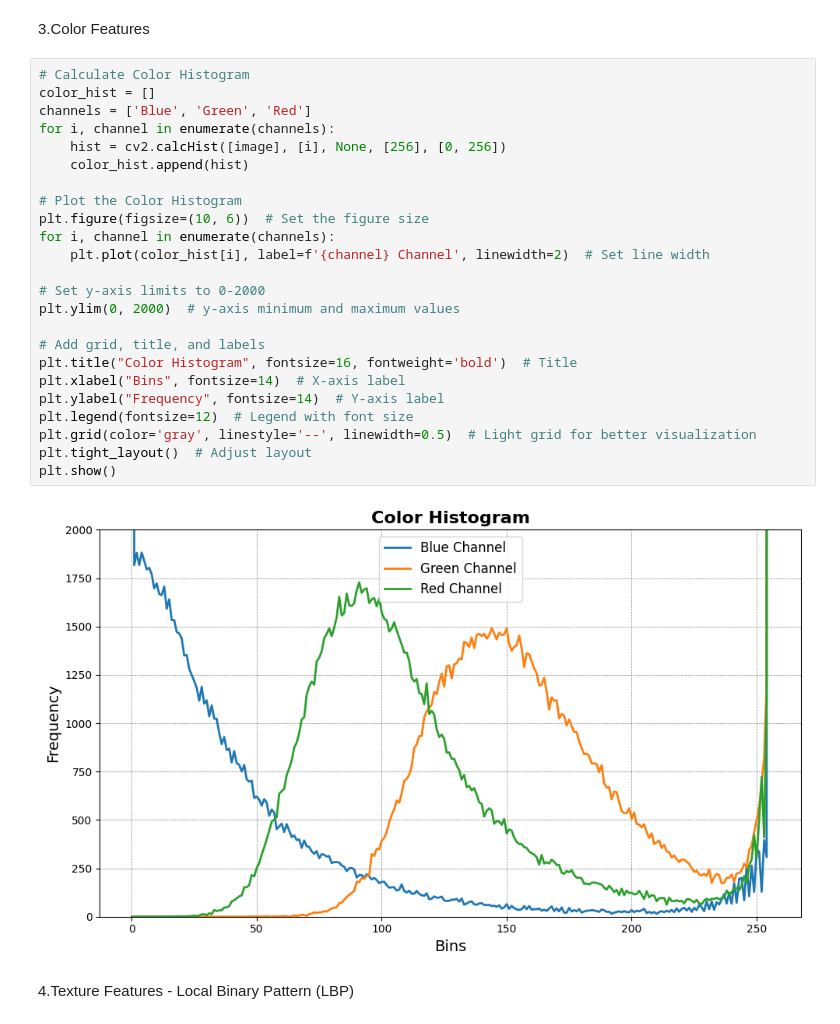
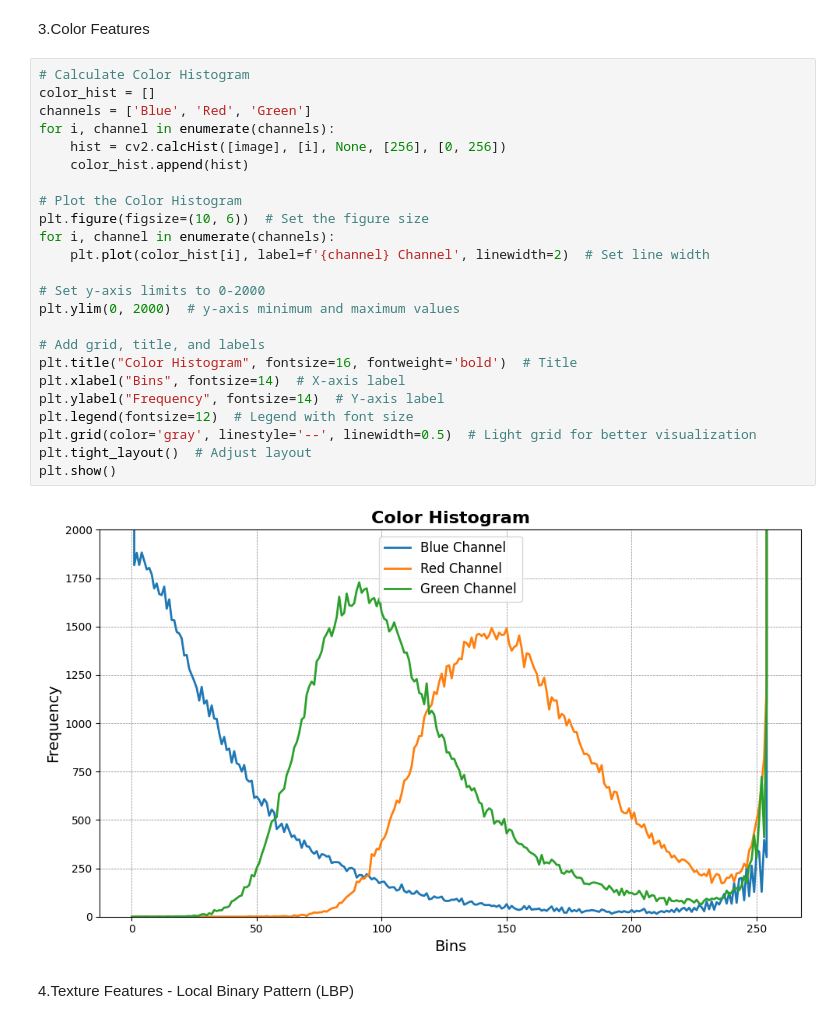
Before and after one commit to hisony/Machine_Learning-CSC-4232, a Jupyter notebook: 1_Midterm_Assignment/feature_extraction_from_an_image.ipynb, the cells around one changed output. Drawn from its saved outputs; the diff is of its cells as text.

```diff
--- a/1_Midterm_Assignment/feature_extraction_from_an_image.ipynb
+++ b/1_Midterm_Assignment/feature_extraction_from_an_image.ipynb
@@ -31,29 +31,29 @@ display_image("Grayscale Image", gray_image)
 # %%
 # Calculate Color Histogram
 color_hist = []
-channels = ['Blue', 'Green', 'Red']
+channels = ['Blue', 'Red', 'Green']
 for i, channel in enumerate(channels):
     hist = cv2.calcHist([image], [i], None, [256], [0, 256])
     color_hist.append(hist)
 
 # Plot the Color Histogram
 plt.figure(figsize=(10, 6))  # Set the figure size
 for i, channel in enumerate(channels):
     plt.plot(color_hist[i], label=f'{channel} Channel', linewidth=2)  # Set line width
 
 # Set y-axis limits to 0-2000
 plt.ylim(0, 2000)  # y-axis minimum and maximum values
 
 # Add grid, title, and labels
 plt.title("Color Histogram", fontsize=16, fontweight='bold')  # Title
 plt.xlabel("Bins", fontsize=14)  # X-axis label
 plt.ylabel("Frequency", fontsize=14)  # Y-axis label
 plt.legend(fontsize=12)  # Legend with font size
 plt.grid(color='gray', linestyle='--', linewidth=0.5)  # Light grid for better visualization
 plt.tight_layout()  # Adjust layout
 plt.show()
 # %% [output]
-[figure, old version]
+[figure, new version]
 # %% [markdown]
 4.Texture Features - Local Binary Pattern (LBP)
 # %%
```
Also changed, not shown: parts of 3 cells of this notebook.
